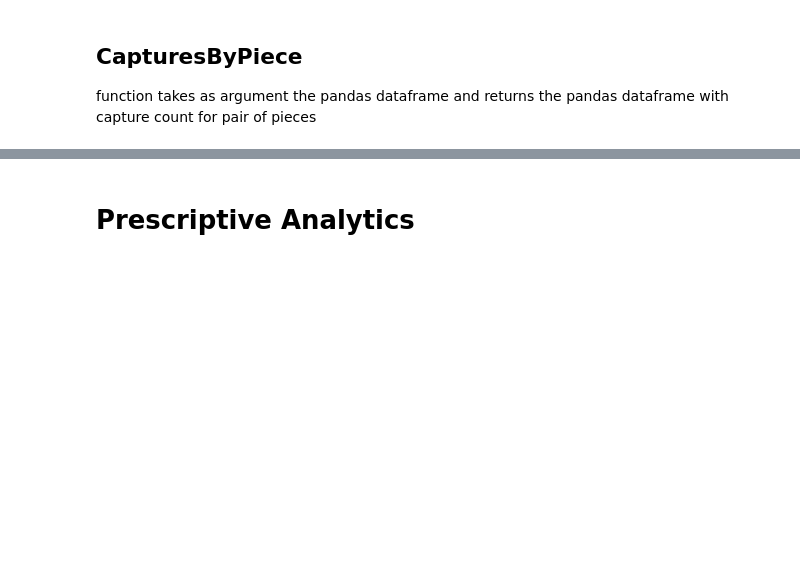
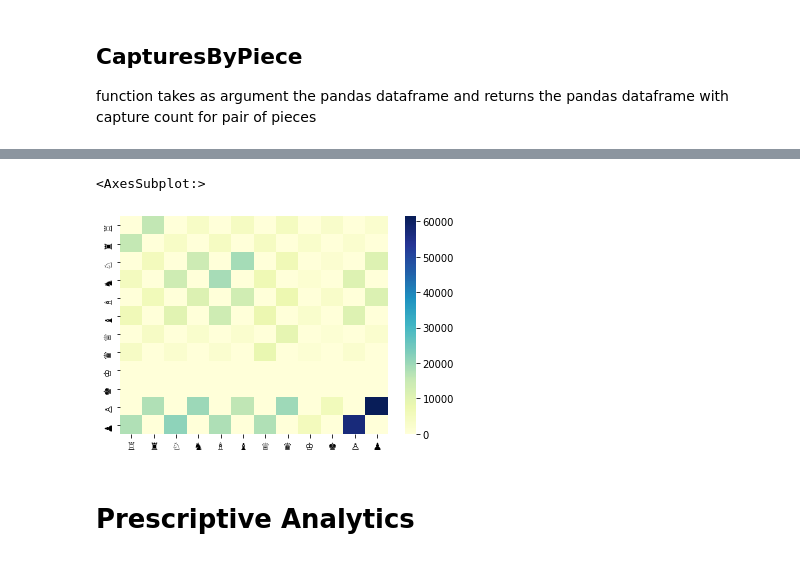
Before and after one commit to Lux040899/MAST30034-Team-Project, a Jupyter notebook: master.ipynb, the cells around one changed output, grey strips where cells are left out. Drawn from its saved outputs; the diff is of its cells as text; code cells hidden in the pictures; blank space fills up the shorter version.

```diff
--- a/master.ipynb
+++ b/master.ipynb
@@ -142,4 +150,5 @@ def capturesByPiece(df):
     return  capture_count
 # %%
 %%time
-sns.heatmap(capturesByPiece(df.head(5)), cmap="YlGnBu")
+sns.heatmap(capturesByPiece(df), cmap="YlGnBu")
+# %% [output]
@@ -146,3 +157,5 @@ sns.heatmap(capturesByPiece(df.head(5)), cmap="YlGnBu")
+<AxesSubplot:>
+[figure, added]
 # %% [markdown]
 # Prescriptive Analytics
 # %% [markdown]
```
Also changed, not shown: parts of 79 cells of this notebook.
